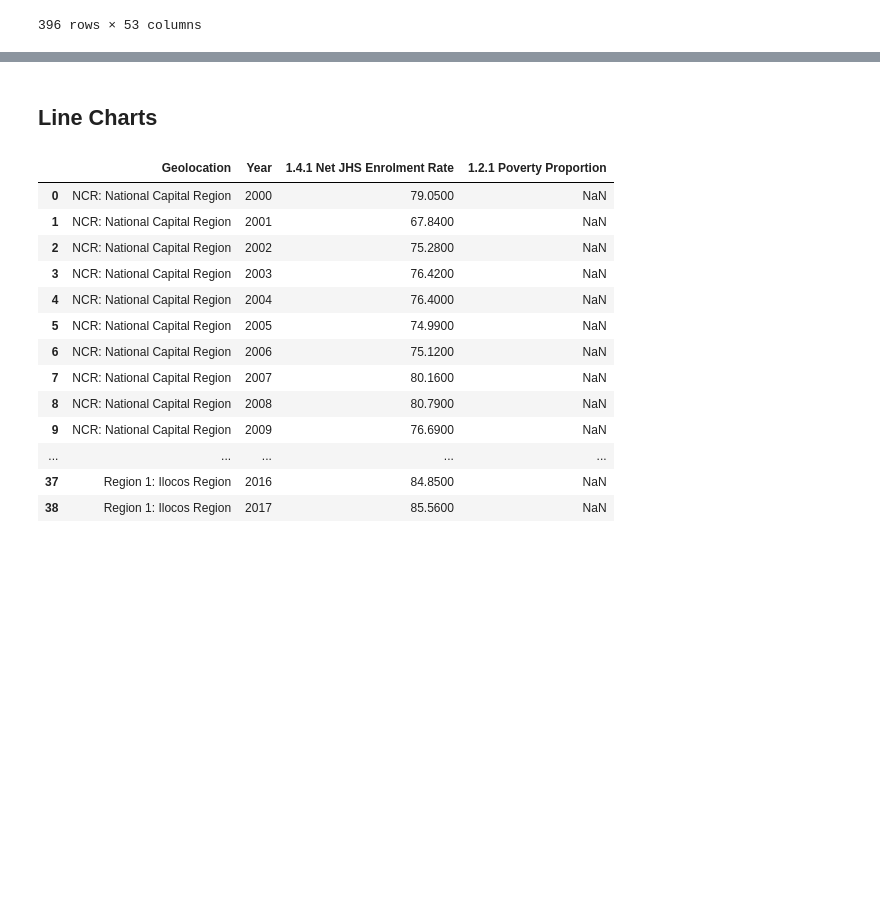
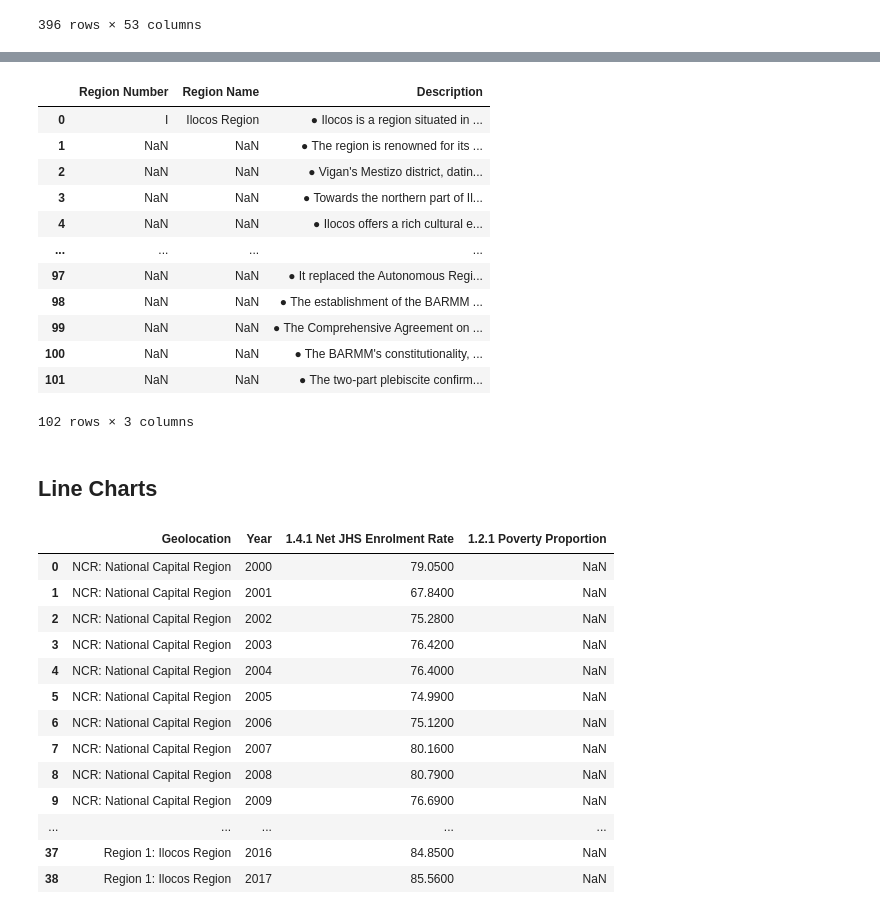
Before and after one commit to francheska-vicente/data101-ph-un-sgd, a Jupyter notebook: main_1.ipynb, the cells around one changed output, grey strips where cells are left out. Cells and saved outputs as stored; diff of their text form; code cells hidden in the pictures; blank space fills up the shorter version.

```diff
--- a/main_1.ipynb
+++ b/main_1.ipynb
@@ -40,3 +57,20 @@ sdg_data
+# %%
+region_info = pd.read_csv ('data/region_infov1.csv')
+region_info
+# %% [output]
+|  | Region Number | Region Name | Description |
+| 0 | I | Ilocos Region | ● Ilocos is a region situated in ... |
+| 1 | NaN | NaN | ● The region is renowned for its ... |
+| 2 | NaN | NaN | ● Vigan's Mestizo district, datin... |
+| 3 | NaN | NaN | ● Towards the northern part of Il... |
+| 4 | NaN | NaN | ● Ilocos offers a rich cultural e... |
+| ... | ... | ... | ... |
+| 97 | NaN | NaN | ● It replaced the Autonomous Regi... |
+| 98 | NaN | NaN | ● The establishment of the BARMM ... |
+| 99 | NaN | NaN | ● The Comprehensive Agreement on ... |
+| 100 | NaN | NaN | ● The BARMM's constitutionality, ... |
+| 101 | NaN | NaN | ● The two-part plebiscite confirm... |
+102 rows × 3 columns
 # %% [markdown]
 ## Line Charts
 # %%
```
Also changed, not shown: parts of 8 cells of this notebook, 9 other files.
